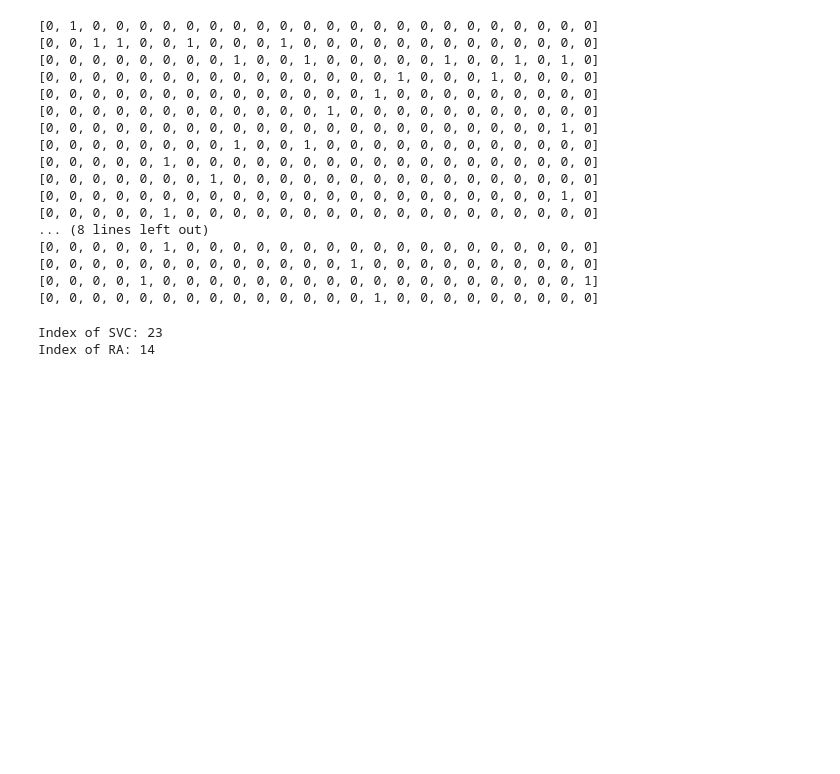
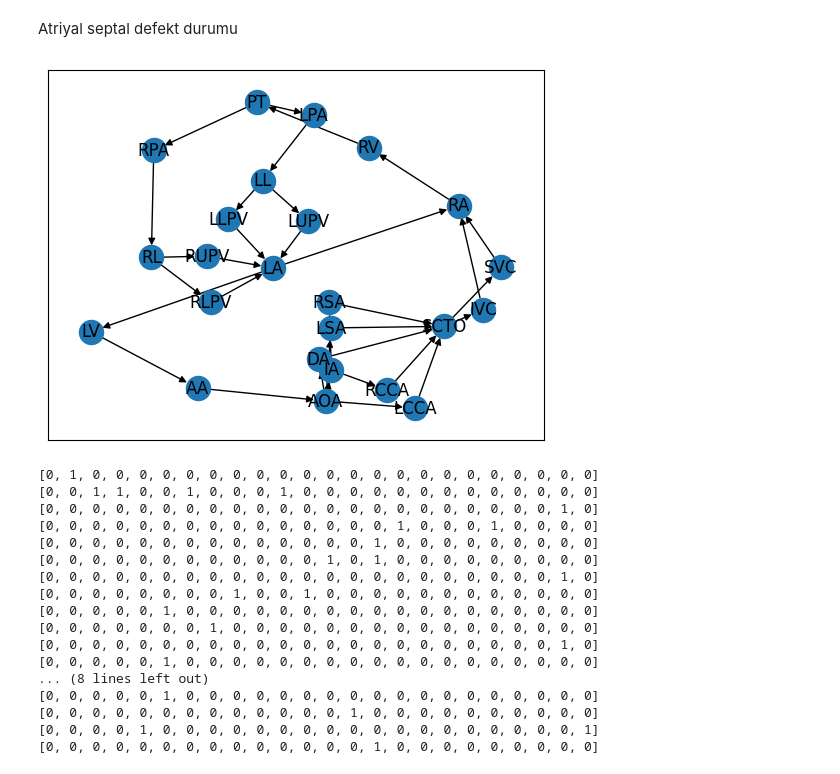
Before and after one commit to suheylberat/Blood-Flow-and-Graph-Theory-, a Jupyter notebook: code.ipynb, the cells around one changed output. Drawn from its saved outputs; the diff is of its cells as text; code cells hidden in the pictures; blank space fills up the shorter version.

```diff
--- a/code.ipynb
+++ b/code.ipynb
@@ -11,7 +99,33 @@ V = ["superior vena cava (SVC)", "inferior vena cava(IVC)", "right atrium(RA)",
+# %% [markdown]
+Atriyal septal defekt durumu
+# %%
+M= nx.DiGraph()
+
+L = {"SVC", "IVC", "RA", "RV", "PT",
+     "RPA", "LPA", "RL", "LL", "RUPV",
+     "RLPV", "LUPV", "LLPV", "LA",
+     "LV", "AA", "AOA", "DA", "IA", "LCCA",
+     "LSA", "RCCA", "RSA", "SCTO"}
+
+M.add_nodes_from(L)
+
+
+T = [("SVC", "RA"), ("IVC", "RA"), ("RA","RV"), ("RV","PT"),  ("PT","RPA"),  ("PT","LPA"), ("RPA","RL"), ("LPA","LL"),
+     ("RL","RUPV"), ("RL","RLPV"), ("RL","RUPV"), ("LL","LUPV"), ("LL","LLPV"), ("LLPV","LA"),
+     ("LUPV","LA"), ("RUPV","LA"), ("RLPV","LA"), ("LA","RA"), ("LA","LV"), ("LV","AA"), ("AA","AOA"),
+     ("AOA","IA"), ("IA","RSA"), ("IA","RCCA"), ("AOA","LCCA"), ("AOA","LSA"), ("AOA","DA"),
+     ("DA","SCTO"), ("LSA","SCTO"), ("LCCA","SCTO"), ("RCCA","SCTO"), ("RSA","SCTO"),
+      ("SCTO","IVC"), ("SCTO","SVC") ]
+
+
+M.add_edges_from(T)
+nx.draw_networkx(M)
+# %% [output]
+[figure, added]
 # %%
 F = {"SVC", "IVC", "RA", "RV", "PT",
      "RPA", "LPA", "RL", "LL", "RUPV",
-     "RLPV", "DA","LUPV", "LLPV", "LA",
+     "RLPV", "LUPV", "LLPV", "LA",
      "LV", "AA", "AOA", "DA", "IA", "LCCA",
      "LSA", "RCCA", "RSA", "SCTO"}
 
@@ -25,8 +139,8 @@ matrix = [[0] * num_nodes for _ in range(num_nodes)] #damarlara göre kaça kaç
 # Kümedeki düğümler arasındaki kenarları matrise ekleme
 edges =[("SVC", "RA"), ("IVC", "RA"), ("RA","RV"), ("RV","PT"),  ("PT","RPA"),  ("PT","LPA"), ("RPA","RL"), ("LPA","LL"),
      ("RL","RUPV"), ("RL","RLPV"), ("RL","RUPV"), ("LL","LUPV"), ("LL","LLPV"), ("LLPV","LA"),
-     ("LUPV","LA"), ("RUPV","LA"), ("RLPV","LA"), ("LA","LV"), ("LV","AA"), ("AA","AOA"),
-     ("AOA","IA"), ("AOA", "DA"), ("DA", "RLPV"), ("DA", "RUPV"), ("DA", "LUPV"), ("DA", "LLPV"),("IA","RSA"), ("IA","RCCA"), ("AOA","LCCA"), ("AOA","LSA"), ("AOA","DA"),
+     ("LUPV","LA"), ("RUPV","LA"), ("RLPV","LA"), ("LA","RA"), ("LA","LV"), ("LV","AA"), ("AA","AOA"),
+     ("AOA","IA"), ("IA","RSA"), ("IA","RCCA"), ("AOA","LCCA"), ("AOA","LSA"), ("AOA","DA"),
      ("DA","SCTO"), ("LSA","SCTO"), ("LCCA","SCTO"), ("RCCA","SCTO"), ("RSA","SCTO"),
       ("SCTO","IVC"), ("SCTO","SVC") ]
 
@@ -41,10 +155,10 @@ for row in matrix:
 # %% [output]
 [0, 1, 0, 0, 0, 0, 0, 0, 0, 0, 0, 0, 0, 0, 0, 0, 0, 0, 0, 0, 0, 0, 0, 0]
 [0, 0, 1, 1, 0, 0, 1, 0, 0, 0, 1, 0, 0, 0, 0, 0, 0, 0, 0, 0, 0, 0, 0, 0]
-[0, 0, 0, 0, 0, 0, 0, 0, 1, 0, 0, 1, 0, 0, 0, 0, 0, 1, 0, 0, 1, 0, 1, 0]
+[0, 0, 0, 0, 0, 0, 0, 0, 0, 0, 0, 0, 0, 0, 0, 0, 0, 0, 0, 0, 0, 0, 1, 0]
 [0, 0, 0, 0, 0, 0, 0, 0, 0, 0, 0, 0, 0, 0, 0, 1, 0, 0, 0, 1, 0, 0, 0, 0]
 [0, 0, 0, 0, 0, 0, 0, 0, 0, 0, 0, 0, 0, 0, 1, 0, 0, 0, 0, 0, 0, 0, 0, 0]
-[0, 0, 0, 0, 0, 0, 0, 0, 0, 0, 0, 0, 1, 0, 0, 0, 0, 0, 0, 0, 0, 0, 0, 0]
+[0, 0, 0, 0, 0, 0, 0, 0, 0, 0, 0, 0, 1, 0, 1, 0, 0, 0, 0, 0, 0, 0, 0, 0]
 [0, 0, 0, 0, 0, 0, 0, 0, 0, 0, 0, 0, 0, 0, 0, 0, 0, 0, 0, 0, 0, 0, 1, 0]
 [0, 0, 0, 0, 0, 0, 0, 0, 1, 0, 0, 1, 0, 0, 0, 0, 0, 0, 0, 0, 0, 0, 0, 0]
 [0, 0, 0, 0, 0, 1, 0, 0, 0, 0, 0, 0, 0, 0, 0, 0, 0, 0, 0, 0, 0, 0, 0, 0]
@@ -56,13 +170,3 @@ for row in matrix:
 [0, 0, 0, 0, 0, 0, 0, 0, 0, 0, 0, 0, 0, 1, 0, 0, 0, 0, 0, 0, 0, 0, 0, 0]
 [0, 0, 0, 0, 1, 0, 0, 0, 0, 0, 0, 0, 0, 0, 0, 0, 0, 0, 0, 0, 0, 0, 0, 1]
 [0, 0, 0, 0, 0, 0, 0, 0, 0, 0, 0, 0, 0, 0, 1, 0, 0, 0, 0, 0, 0, 0, 0, 0]
-# %%
-# node_indices to find the index of a node
-index_svc = node_indices["SVC"]
-index_ra = node_indices["RA"]
-
-print("Index of SVC:", index_svc)
-print("Index of RA:", index_ra)
-# %% [output]
-Index of SVC: 23
-Index of RA: 14
```
Also changed, not shown: parts of 15 cells of this notebook, 3 other files.
